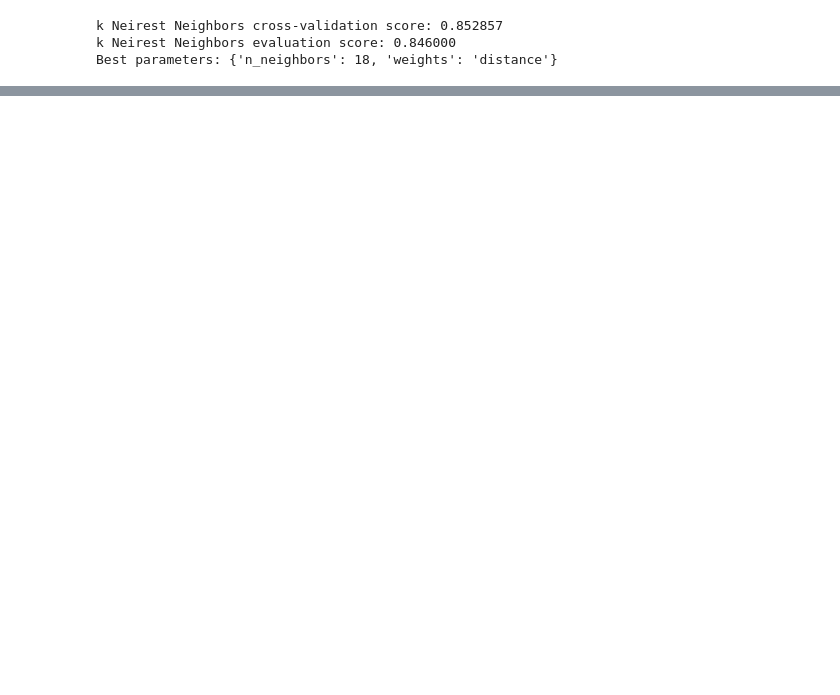
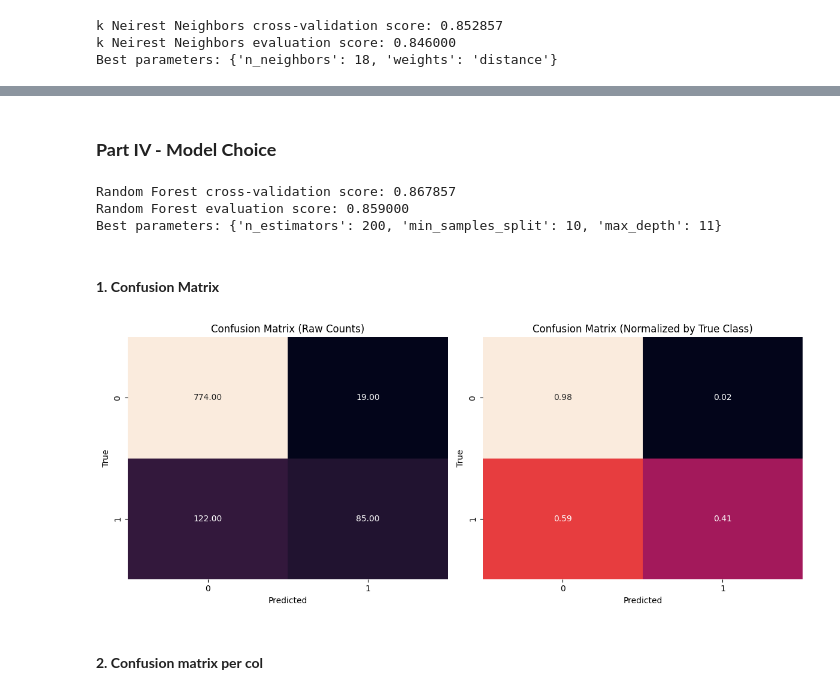
Before and after one commit to rousseam/MAL-churn-forecast, a Jupyter notebook: notebook.ipynb, the cells around one changed output, grey strips where cells are left out. Cells and saved outputs as stored; diff of their text form; code cells hidden in the pictures; blank space fills up the shorter version.

Commit message:
update notebook
added model validation methods

```diff
--- a/notebook.ipynb
+++ b/notebook.ipynb
@@ -452,0 +459,57 @@ Adaboost + RF evaluation score: 0.834000
+# %% [markdown]
+### **Part IV - Model Choice**
+# %%
+RF = RandomForestClassifier()
+RF_dist = {
+    "max_depth": [3, 5, 7, 9, 11, 13],
+    "n_estimators": [100, 200, 300, 400],
+    "min_samples_split": [2, 5, 10, 15],
+}
+
+RF_clf = RandomizedSearchCV(RF, RF_dist, n_iter=20)
+RF_search = RF_clf.fit(X_cv, y_cv)
+RF_eval_score = RF_search.best_estimator_.score(X_eval, y_eval)
+print(f"Random Forest cross-validation score: {RF_search.best_score_:5f}")
+print(f"Random Forest evaluation score: {RF_eval_score:5f}")
+print(f"Best parameters: {RF_search.best_params_}")
+# %% [output]
+Random Forest cross-validation score: 0.867857
+Random Forest evaluation score: 0.859000
+Best parameters: {'n_estimators': 200, 'min_samples_split': 10, 'max_depth': 11}
+# %% [markdown]
+#### **1. Confusion Matrix**
+# %%
+from sklearn.metrics import confusion_matrix, ConfusionMatrixDisplay
+
+y_pred = RF_search.best_estimator_.predict(X_eval)
+cm_raw = confusion_matrix(y_eval, y_pred)
+cm_norm = confusion_matrix(y_eval, y_pred, normalize='true')
+
+fig, axes = plt.subplots(1, 2, figsize=(12, 5))
+
+sns.heatmap(
+    cm_raw,
+    annot=True,
+    fmt=".2f",
+    ax=axes[0],cbar=False,
+)
+axes[0].set_title("Confusion Matrix (Raw Counts)")
+axes[0].set_xlabel("Predicted")
+axes[0].set_ylabel("True")
+
+sns.heatmap(
+    cm_norm,
+    annot=True,
+    fmt=".2f",
+    ax=axes[1],cbar=False,
+)
+axes[1].set_title("Confusion Matrix (Normalized by True Class)")
+axes[1].set_xlabel("Predicted")
+axes[1].set_ylabel("True")
+
+plt.tight_layout()
+plt.show()
+# %% [output]
+[figure, added]
+# %% [markdown]
+#### **2. Confusion matrix per col**
```
Also changed, not shown: parts of 25 cells of this notebook.
